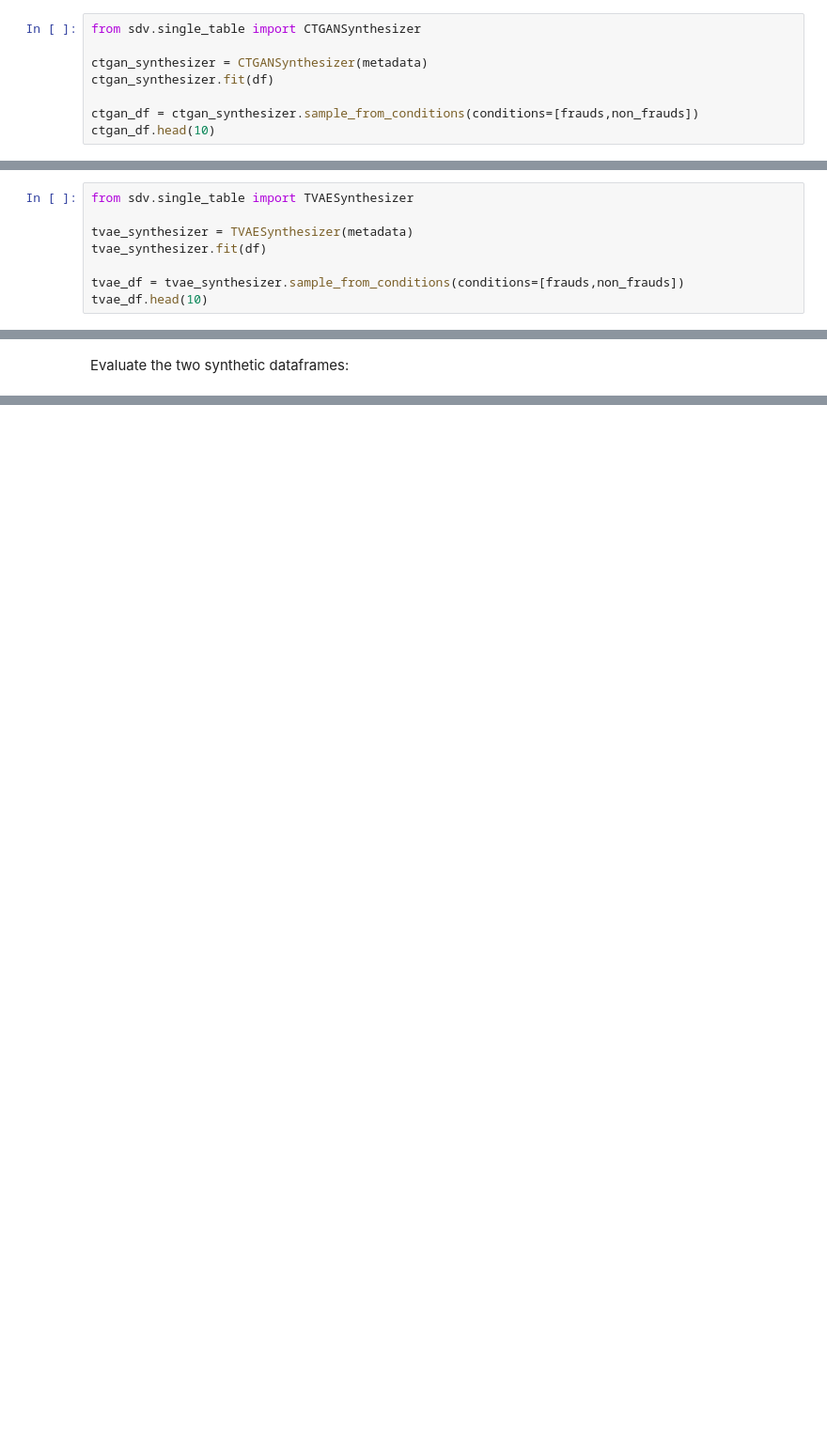
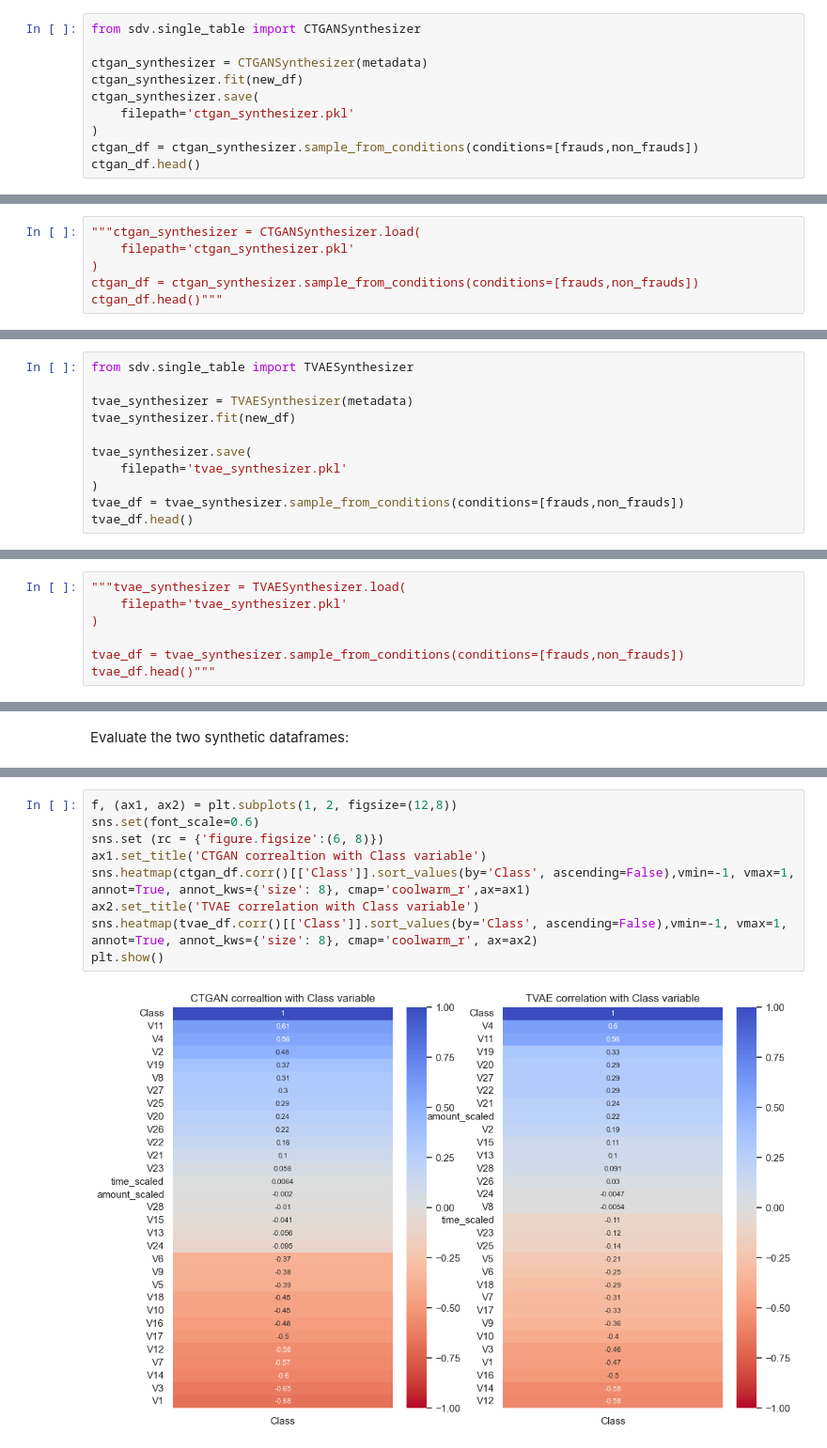
Before and after one commit to allmannd/syntheticdata, a Jupyter notebook: synthetic.ipynb, the cells around one changed output, grey strips where cells are left out. Shown at 94% size. Saved outputs shown, nothing was run; the diff lists cells and outputs as text; blank space fills up the shorter version.

```diff
--- a/synthetic.ipynb
+++ b/synthetic.ipynb
@@ -42,8 +66,10 @@ synthetic data generation: CTGAN
 from sdv.single_table import CTGANSynthesizer
 
 ctgan_synthesizer = CTGANSynthesizer(metadata)
-ctgan_synthesizer.fit(df)
-
+ctgan_synthesizer.fit(new_df)
+ctgan_synthesizer.save(
+    filepath='ctgan_synthesizer.pkl'
+)
 ctgan_df = ctgan_synthesizer.sample_from_conditions(conditions=[frauds,non_frauds])
-ctgan_df.head(10)
+ctgan_df.head()
 # %% [output]
@@ -50,0 +85,6 @@ KeyboardInterrupt:
+# %%
+"""ctgan_synthesizer = CTGANSynthesizer.load(
+    filepath='ctgan_synthesizer.pkl'
+)
+ctgan_df = ctgan_synthesizer.sample_from_conditions(conditions=[frauds,non_frauds])
+ctgan_df.head()"""
@@ -54,7 +96,10 @@ TVAE:
 from sdv.single_table import TVAESynthesizer
 
 tvae_synthesizer = TVAESynthesizer(metadata)
-tvae_synthesizer.fit(df)
+tvae_synthesizer.fit(new_df)
 
+tvae_synthesizer.save(
+    filepath='tvae_synthesizer.pkl'
+)
 tvae_df = tvae_synthesizer.sample_from_conditions(conditions=[frauds,non_frauds])
-tvae_df.head(10)
+tvae_df.head()
@@ -60,0 +116,7 @@ tvae_df.head(10)
+# %%
+"""tvae_synthesizer = TVAESynthesizer.load(
+    filepath='tvae_synthesizer.pkl'
+)
+
+tvae_df = tvae_synthesizer.sample_from_conditions(conditions=[frauds,non_frauds])
+tvae_df.head()"""
@@ -104,0 +187,11 @@ plt.show()
+# %%
+f, (ax1, ax2) = plt.subplots(1, 2, figsize=(12,8))
+sns.set(font_scale=0.6)
+sns.set (rc = {'figure.figsize':(6, 8)})
+ax1.set_title('CTGAN correaltion with Class variable')
+sns.heatmap(ctgan_df.corr()[['Class']].sort_values(by='Class', ascending=False),vmin=-1, vmax=1, annot=True, annot_kws={'size': 8}, cmap='coolwarm_r',ax=ax1)
+ax2.set_title('TVAE correlation with Class variable')
+sns.heatmap(tvae_df.corr()[['Class']].sort_values(by='Class', ascending=False),vmin=-1, vmax=1, annot=True, annot_kws={'size': 8}, cmap='coolwarm_r', ax=ax2)
+plt.show()
+# %% [output]
+[figure, added]
```
Also changed, not shown: parts of 32 cells of this notebook.
